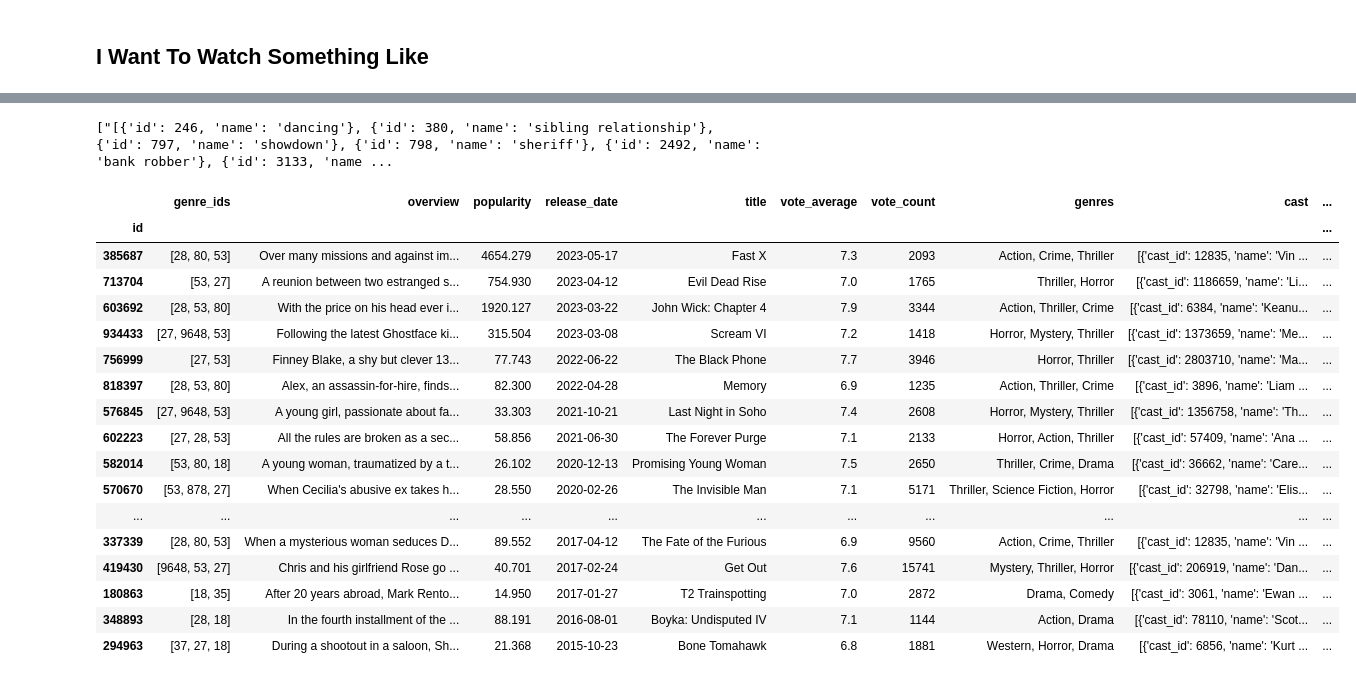
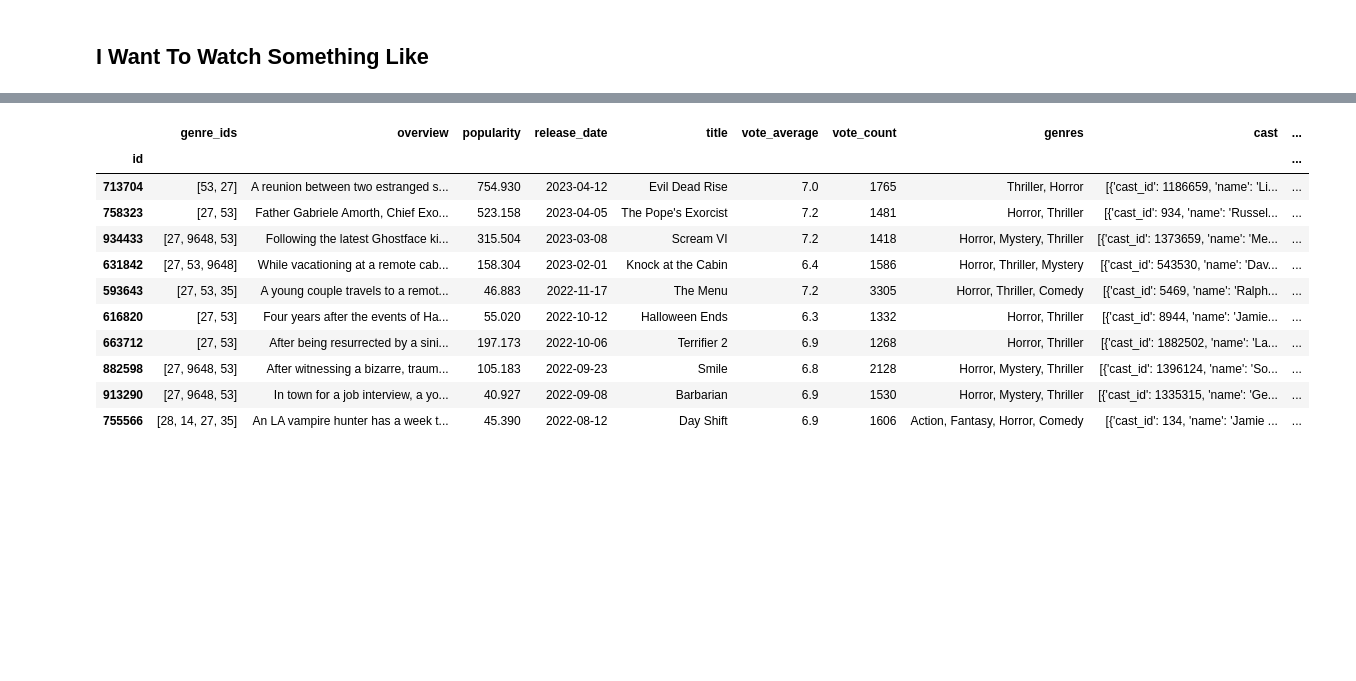
Before and after one commit to fadeeva/normal_projects, a Jupyter notebook: Popular_10000_movies_listed_on_TMDb/prsnt.ipynb, the cells around one changed output, grey strips where cells are left out. Cells and saved outputs as stored; diff of their text form; code cells hidden in the pictures; blank space fills up the shorter version.

```diff
--- a/Popular_10000_movies_listed_on_TMDb/prsnt.ipynb
+++ b/Popular_10000_movies_listed_on_TMDb/prsnt.ipynb
@@ -504,6 +502,6 @@ Text(0.5, 1.0, 'Correlation')
 # %% [markdown]
 ### One-Hot Genres
 # %%
-OH_GENRES = pd.DataFrame(index=movies_df.index, columns=un_genres_list)
+OH_GENRES = pd.DataFrame(index=movies_df.index, columns=GENRES)
 OH_GENRES.head()
 # %% [output]
@@ -518,10 +516,10 @@ OH_GENRES.head()
 genres = movies_df['genres'].to_frame()
 # %%
 for i in range(genres.shape[0]):
-    df = np.full(len(un_genres_list), 0)
+    df = np.full(len(GENRES), 0)
 
     for j in str(genres['genres'].iloc[i]).split(', '):
-        df[un_genres_list.index(j)] = 1
+        df[GENRES.index(j)] = 1
 
     OH_GENRES.iloc[i] = df
 
@@ -755,7 +751,7 @@ movies = movies_df.copy()
 class IWantToWatchSomethingLike:
     def __init__(self, i_like:list, MIN_VOTE_COUNT=1000, MIN_POPULARITY=14):
         self.like = i_like
-        self.like_df = movies[movies['title'].isin(self.like)]
+        self.like_df = movies_df[movies_df['title'].isin(self.like)]
 
         self.cs_THRESHOLD = 0.95
         self.MIN_VOTE_COUNT = MIN_VOTE_COUNT
@@ -858,11 +854,11 @@ class IWantToWatchSomethingLike:
         return recommendation
 
     def get_similar_movies(self)->pd.DataFrame:
-        return movies[(~movies['title'].isin(self.like))
-                      & (movies['vote_average'] >= self.MIN_RATING)
-                      & (movies['vote_count'] >= self.MIN_VOTE_COUNT)
-                      & (movies['popularity'] > self.MIN_POPULARITY)
-#                       & (movies['label'].isin(self.like_df['label'].to_list()))
+        return movies_df[(~movies_df['title'].isin(self.like))
+                      & (movies_df['vote_average'] >= self.MIN_RATING)
+                      & (movies_df['vote_count'] >= self.MIN_VOTE_COUNT)
+                      & (movies_df['popularity'] > self.MIN_POPULARITY)
+                      & (movies_df['label'].isin(self.like_df['label'].to_list()))
                      ]
 
     def gather_like_info(self)->float:
@@ -872,11 +868,11 @@ class IWantToWatchSomethingLike:
         return self.like_df
 # %%
 like = [
-    'From Dusk Till Dawn',
+    'Dracula',
 #     'Alien',
 #     'The Descent',
 ]
-like_df = movies[movies['title'].isin(like)]
+like_df = movies_df[movies_df['title'].isin(like)]
 like_df
 # %% [output]
 |  | genre_ids | overview | popularity | release_date | title | vote_average | vote_count | genres | cast | ... |
@@ -892,25 +892,15 @@ what_to_watch.show_what_i_like()
-# %%
-keywords_df.loc[755].to_list()
-# %% [output]
-["[{'id': 246, 'name': 'dancing'}, {'id': 380, 'name': 'sibling relationship'}, {'id': 797, 'name': 'showdown'}, {'id': 798, 'name': 'sheriff'}, {'id': 2492, 'name': 'bank robber'}, {'id': 3133, 'name ...
 # %%
-what_to_watch.show_recommendation(sorted_by='release_date', amount=30)
+what_to_watch.show_recommendation(sorted_by='release_date', amount=10)
 # %% [output]
 |  | genre_ids | overview | popularity | release_date | title | vote_average | vote_count | genres | cast | ... |
 | id |  |  |  |  |  |  |  |  |  | ... |
-| 385687 | [28, 80, 53] | Over many missions and against im... | 4654.279 | 2023-05-17 | Fast X | 7.3 | 2093 | Action, Crime, Thriller | [{'cast_id': 12835, 'name': 'Vin ... | ... |
 | 713704 | [53, 27] | A reunion between two estranged s... | 754.930 | 2023-04-12 | Evil Dead Rise | 7.0 | 1765 | Thriller, Horror | [{'cast_id': 1186659, 'name': 'Li... | ... |
-| 603692 | [28, 53, 80] | With the price on his head ever i... | 1920.127 | 2023-03-22 | John Wick: Chapter 4 | 7.9 | 3344 | Action, Thriller, Crime | [{'cast_id': 6384, 'name': 'Keanu... | ... |
+| 758323 | [27, 53] | Father Gabriele Amorth, Chief Exo... | 523.158 | 2023-04-05 | The Pope's Exorcist | 7.2 | 1481 | Horror, Thriller | [{'cast_id': 934, 'name': 'Russel... | ... |
 | 934433 | [27, 9648, 53] | Following the latest Ghostface ki... | 315.504 | 2023-03-08 | Scream VI | 7.2 | 1418 | Horror, Mystery, Thriller | [{'cast_id': 1373659, 'name': 'Me... | ... |
-| 756999 | [27, 53] | Finney Blake, a shy but clever 13... | 77.743 | 2022-06-22 | The Black Phone | 7.7 | 3946 | Horror, Thriller | [{'cast_id': 2803710, 'name': 'Ma... | ... |
-| 818397 | [28, 53, 80] | Alex, an assassin-for-hire, finds... | 82.300 | 2022-04-28 | Memory | 6.9 | 1235 | Action, Thriller, Crime | [{'cast_id': 3896, 'name': 'Liam ... | ... |
-| 576845 | [27, 9648, 53] | A young girl, passionate about fa... | 33.303 | 2021-10-21 | Last Night in Soho | 7.4 | 2608 | Horror, Mystery, Thriller | [{'cast_id': 1356758, 'name': 'Th... | ... |
-| 602223 | [27, 28, 53] | All the rules are broken as a sec... | 58.856 | 2021-06-30 | The Forever Purge | 7.1 | 2133 | Horror, Action, Thriller | [{'cast_id': 57409, 'name': 'Ana ... | ... |
-| 582014 | [53, 80, 18] | A young woman, traumatized by a t... | 26.102 | 2020-12-13 | Promising Young Woman | 7.5 | 2650 | Thriller, Crime, Drama | [{'cast_id': 36662, 'name': 'Care... | ... |
-| 570670 | [53, 878, 27] | When Cecilia's abusive ex takes h... | 28.550 | 2020-02-26 | The Invisible Man | 7.1 | 5171 | Thriller, Science Fiction, Horror | [{'cast_id': 32798, 'name': 'Elis... | ... |
-| ... | ... | ... | ... | ... | ... | ... | ... | ... | ... | ... |
-| 337339 | [28, 80, 53] | When a mysterious woman seduces D... | 89.552 | 2017-04-12 | The Fate of the Furious | 6.9 | 9560 | Action, Crime, Thriller | [{'cast_id': 12835, 'name': 'Vin ... | ... |
-| 419430 | [9648, 53, 27] | Chris and his girlfriend Rose go ... | 40.701 | 2017-02-24 | Get Out | 7.6 | 15741 | Mystery, Thriller, Horror | [{'cast_id': 206919, 'name': 'Dan... | ... |
-| 180863 | [18, 35] | After 20 years abroad, Mark Rento... | 14.950 | 2017-01-27 | T2 Trainspotting | 7.0 | 2872 | Drama, Comedy | [{'cast_id': 3061, 'name': 'Ewan ... | ... |
-| 348893 | [28, 18] | In the fourth installment of the ... | 88.191 | 2016-08-01 | Boyka: Undisputed IV | 7.1 | 1144 | Action, Drama | [{'cast_id': 78110, 'name': 'Scot... | ... |
-| 294963 | [37, 27, 18] | During a shootout in a saloon, Sh... | 21.368 | 2015-10-23 | Bone Tomahawk | 6.8 | 1881 | Western, Horror, Drama | [{'cast_id': 6856, 'name': 'Kurt ... | ... |
+| 631842 | [27, 53, 9648] | While vacationing at a remote cab... | 158.304 | 2023-02-01 | Knock at the Cabin | 6.4 | 1586 | Horror, Thriller, Mystery | [{'cast_id': 543530, 'name': 'Dav... | ... |
+| 593643 | [27, 53, 35] | A young couple travels to a remot... | 46.883 | 2022-11-17 | The Menu | 7.2 | 3305 | Horror, Thriller, Comedy | [{'cast_id': 5469, 'name': 'Ralph... | ... |
+| 616820 | [27, 53] | Four years after the events of Ha... | 55.020 | 2022-10-12 | Halloween Ends | 6.3 | 1332 | Horror, Thriller | [{'cast_id': 8944, 'name': 'Jamie... | ... |
+| 663712 | [27, 53] | After being resurrected by a sini... | 197.173 | 2022-10-06 | Terrifier 2 | 6.9 | 1268 | Horror, Thriller | [{'cast_id': 1882502, 'name': 'La... | ... |
+| 882598 | [27, 9648, 53] | After witnessing a bizarre, traum... | 105.183 | 2022-09-23 | Smile | 6.8 | 2128 | Horror, Mystery, Thriller | [{'cast_id': 1396124, 'name': 'So... | ... |
+| 913290 | [27, 9648, 53] | In town for a job interview, a yo... | 40.927 | 2022-09-08 | Barbarian | 6.9 | 1530 | Horror, Mystery, Thriller | [{'cast_id': 1335315, 'name': 'Ge... | ... |
+| 755566 | [28, 14, 27, 35] | An LA vampire hunter has a week t... | 45.390 | 2022-08-12 | Day Shift | 6.9 | 1606 | Action, Fantasy, Horror, Comedy | [{'cast_id': 134, 'name': 'Jamie ... | ... |
```
Also changed, not shown: parts of 10 cells of this notebook.
